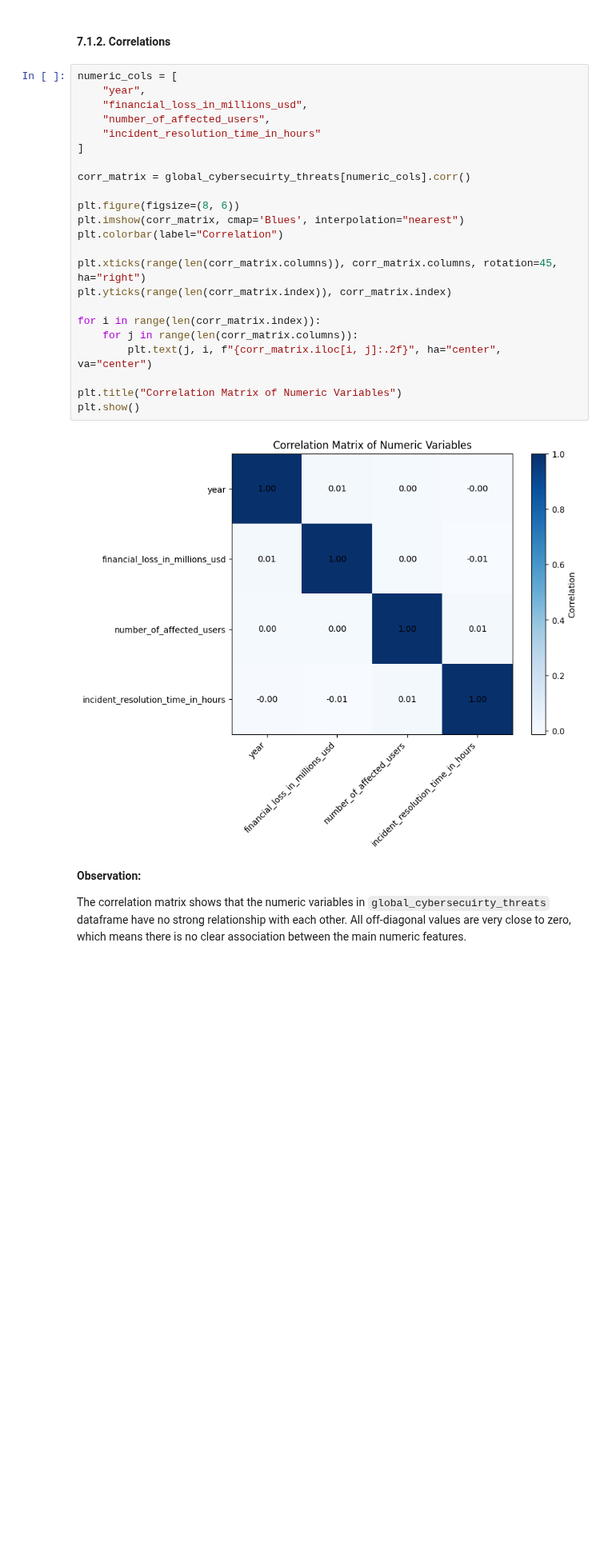
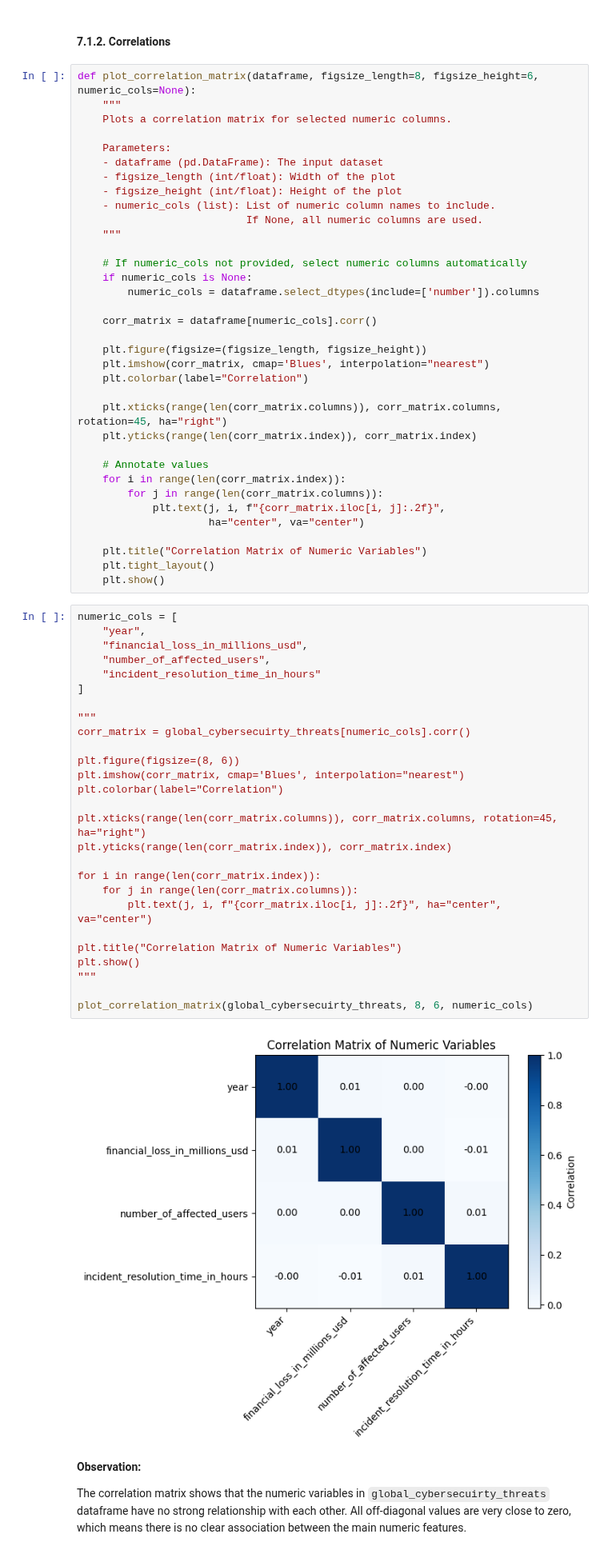
Before and after one commit to AlexanderPanagyurski/cyberattack-severity-analysis, a Jupyter notebook: Drivers of Cyberattack Severity.ipynb, the cells around one changed output. Shown at 80% size. Cells and saved outputs as stored; diff of their text form; blank space fills up the shorter version.

```diff
--- a/Drivers of Cyberattack Severity.ipynb
+++ b/Drivers of Cyberattack Severity.ipynb
@@ -1407,31 +1407,70 @@ plot_histograms_grid(
 Overall, the numeric variables show broad and fairly even distributions. Once again just like with categorical variables of `global_cybersecuirty_threats` the regular shape of the histograms again suggests that the data may be curated or synthetic, so the results should be interpreted as patterns within the dataset rather than exact real-world distributions.
 # %% [markdown]
 #### 7.1.2. Correlations
+# %%
+def plot_correlation_matrix(dataframe, figsize_length=8, figsize_height=6, numeric_cols=None):
+    """
+    Plots a correlation matrix for selected numeric columns.
+
+    Parameters:
+    - dataframe (pd.DataFrame): The input dataset
+    - figsize_length (int/float): Width of the plot
+    - figsize_height (int/float): Height of the plot
+    - numeric_cols (list): List of numeric column names to include.
+                           If None, all numeric columns are used.
+    """
+
+    # If numeric_cols not provided, select numeric columns automatically
+    if numeric_cols is None:
+        numeric_cols = dataframe.select_dtypes(include=['number']).columns
+
+    corr_matrix = dataframe[numeric_cols].corr()
+
+    plt.figure(figsize=(figsize_length, figsize_height))
+    plt.imshow(corr_matrix, cmap='Blues', interpolation="nearest")
+    plt.colorbar(label="Correlation")
+
+    plt.xticks(range(len(corr_matrix.columns)), corr_matrix.columns, rotation=45, ha="right")
+    plt.yticks(range(len(corr_matrix.index)), corr_matrix.index)
+
+    # Annotate values
+    for i in range(len(corr_matrix.index)):
+        for j in range(len(corr_matrix.columns)):
+            plt.text(j, i, f"{corr_matrix.iloc[i, j]:.2f}",
+                     ha="center", va="center")
+
+    plt.title("Correlation Matrix of Numeric Variables")
+    plt.tight_layout()
+    plt.show()
 # %%
 numeric_cols = [
     "year",
     "financial_loss_in_millions_usd",
     "number_of_affected_users",
     "incident_resolution_time_in_hours"
 ]
 
+"""
 corr_matrix = global_cybersecuirty_threats[numeric_cols].corr()
 
 plt.figure(figsize=(8, 6))
 plt.imshow(corr_matrix, cmap='Blues', interpolation="nearest")
 plt.colorbar(label="Correlation")
 
 plt.xticks(range(len(corr_matrix.columns)), corr_matrix.columns, rotation=45, ha="right")
 plt.yticks(range(len(corr_matrix.index)), corr_matrix.index)
 
 for i in range(len(corr_matrix.index)):
     for j in range(len(corr_matrix.columns)):
         plt.text(j, i, f"{corr_matrix.iloc[i, j]:.2f}", ha="center", va="center")
 
 plt.title("Correlation Matrix of Numeric Variables")
 plt.show()
+"""
+
+plot_correlation_matrix(global_cybersecuirty_threats, 8, 6, numeric_cols)
 # %% [output]
-[figure, old version]
+[figure, new version]
 # %% [markdown]
 **Observation:**
 
```
Also changed, not shown: parts of 6 cells of this notebook.
